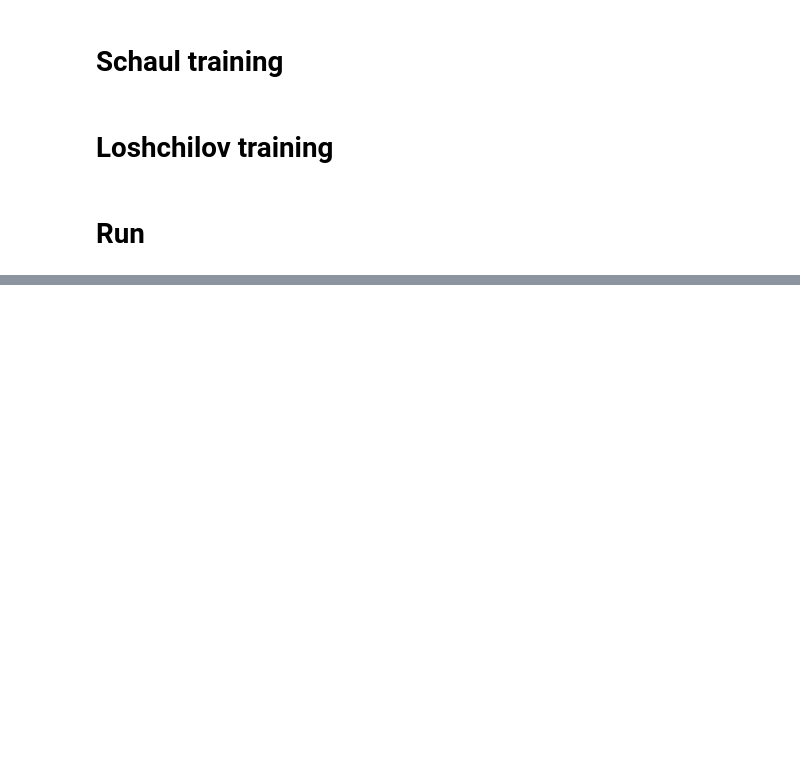
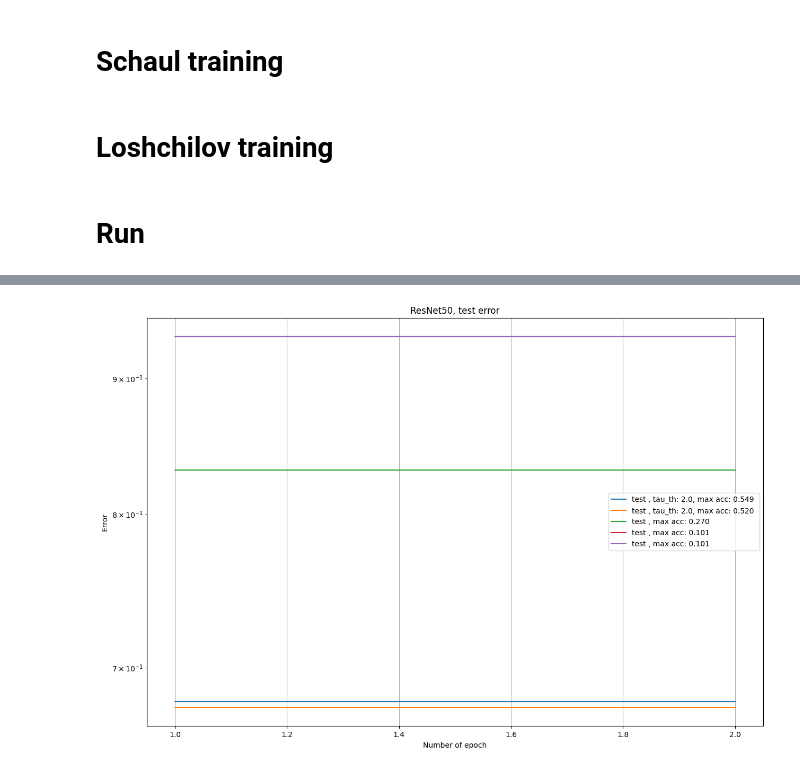
Before and after one commit to Stanpie3/importance_sampling, a Jupyter notebook: main.ipynb, the cells around one changed output, grey strips where cells are left out. Drawn from its saved outputs; the diff is of its cells as text; code cells hidden in the pictures; blank space fills up the shorter version.

```diff
--- a/main.ipynb
+++ b/main.ipynb
@@ -215,0 +325,24 @@ NameError: name 'train_dataloader' is not defined
+# %%
+plt.figure(figsize=(15, 10))
+plt.title('ResNet50, test error')
+plt.xlabel('Number of epoch')
+plt.ylabel('Error')
+
+for callback in callabacks:
+    suffix = ""
+    if "tau_th" in callback.meta:
+        suffix = f', tau_th: {callback.meta["tau_th"]}'
+    name = callback.meta["name"]
+
+    acc  = callback.val_acc[0:length]
+    min_loss = min(acc)
+    acc = smoth(acc,3)
+    #y = np.array(callback.val_acc)
+    epochs = np.arange(len(acc)) + 1
+    #plt.plot(epochs,1- np.array(callback.train_acc), label='Train'+suffix)
+    plt.plot(epochs, 1- acc , label=f'test {suffix}, max acc: {max(callback.val_acc):.3f} ' )
+plt.yscale("log")
+plt.legend()
+plt.grid(True)
+# %% [output]
+[figure, added]
```
Also changed, not shown: parts of 13 cells of this notebook, 7 other files.
